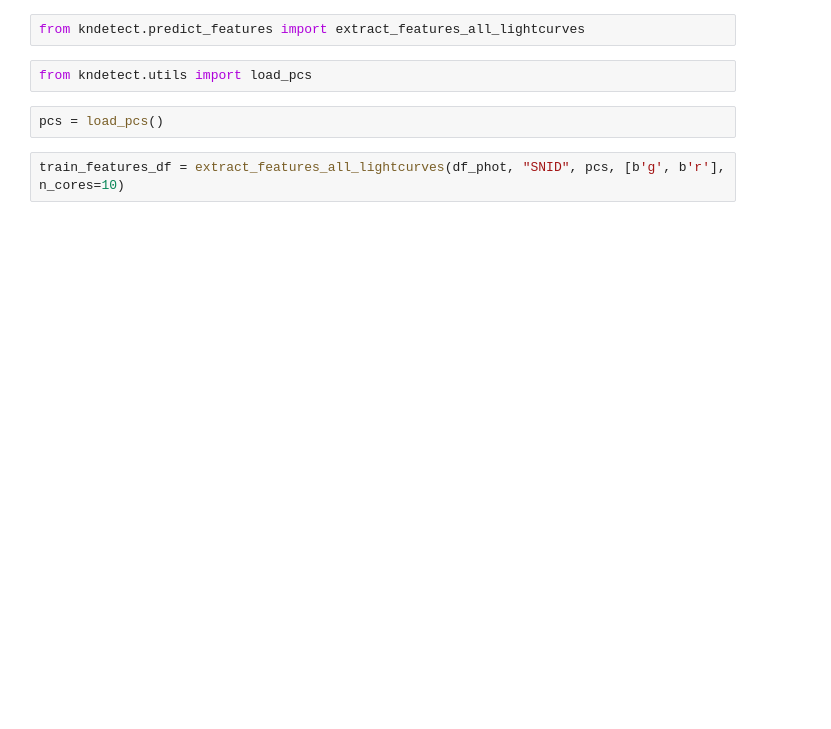
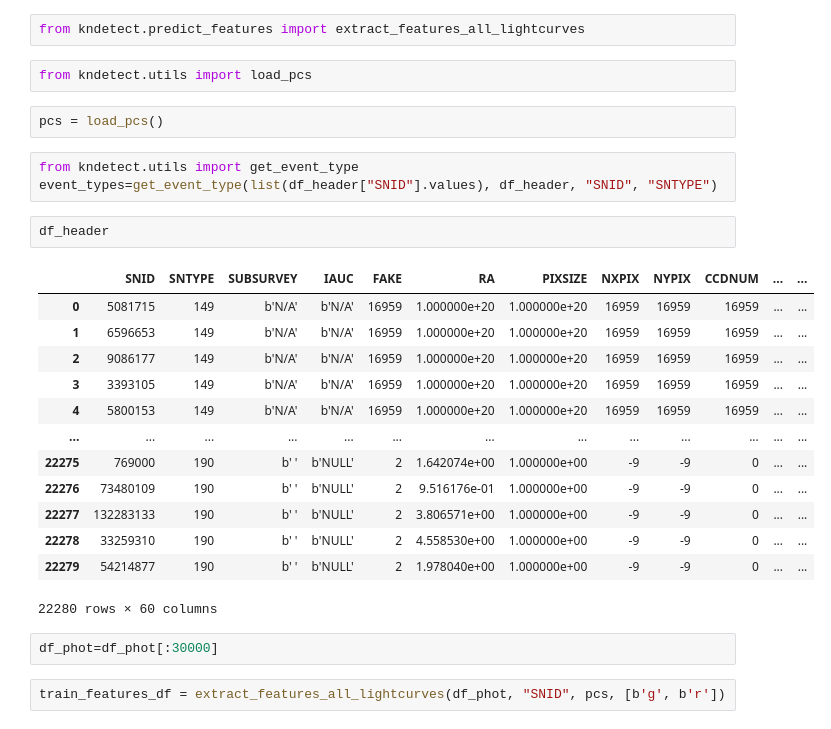
Before and after one commit to b-biswas/kndetect, a Jupyter notebook: notebooks/train_model.ipynb, the cells around one changed output. Drawn from its saved outputs; the diff is of its cells as text; blank space fills up the shorter version.

Commit message:
Train classifier (#10)
* train classifier on complete light curves

* updated notebook

```diff
--- a/notebooks/train_model.ipynb
+++ b/notebooks/train_model.ipynb
@@ -29,5 +35,26 @@ from kndetect.predict_features import extract_features_all_lightcurves
 from kndetect.utils import load_pcs
 # %%
 pcs = load_pcs()
+# %%
+from kndetect.utils import get_event_type
+event_types=get_event_type(list(df_header["SNID"].values), df_header, "SNID", "SNTYPE")
+# %%
+df_header
+# %% [output]
+|  | SNID | SNTYPE | SUBSURVEY | IAUC | FAKE | RA | PIXSIZE | NXPIX | NYPIX | CCDNUM | ... | ... |
+| 0 | 5081715 | 149 | b'N/A' | b'N/A' | 16959 | 1.000000e+20 | 1.000000e+20 | 16959 | 16959 | 16959 | ... | ... |
+| 1 | 6596653 | 149 | b'N/A' | b'N/A' | 16959 | 1.000000e+20 | 1.000000e+20 | 16959 | 16959 | 16959 | ... | ... |
+| 2 | 9086177 | 149 | b'N/A' | b'N/A' | 16959 | 1.000000e+20 | 1.000000e+20 | 16959 | 16959 | 16959 | ... | ... |
+| 3 | 3393105 | 149 | b'N/A' | b'N/A' | 16959 | 1.000000e+20 | 1.000000e+20 | 16959 | 16959 | 16959 | ... | ... |
+| 4 | 5800153 | 149 | b'N/A' | b'N/A' | 16959 | 1.000000e+20 | 1.000000e+20 | 16959 | 16959 | 16959 | ... | ... |
+| ... | ... | ... | ... | ... | ... | ... | ... | ... | ... | ... | ... | ... |
+| 22275 | 769000 | 190 | b' ' | b'NULL' | 2 | 1.642074e+00 | 1.000000e+00 | -9 | -9 | 0 | ... | ... |
+| 22276 | 73480109 | 190 | b' ' | b'NULL' | 2 | 9.516176e-01 | 1.000000e+00 | -9 | -9 | 0 | ... | ... |
+| 22277 | 132283133 | 190 | b' ' | b'NULL' | 2 | 3.806571e+00 | 1.000000e+00 | -9 | -9 | 0 | ... | ... |
+| 22278 | 33259310 | 190 | b' ' | b'NULL' | 2 | 4.558530e+00 | 1.000000e+00 | -9 | -9 | 0 | ... | ... |
+| 22279 | 54214877 | 190 | b' ' | b'NULL' | 2 | 1.978040e+00 | 1.000000e+00 | -9 | -9 | 0 | ... | ... |
+22280 rows × 60 columns
+# %%
+df_phot=df_phot[:30000]
 # %%
-train_features_df = extract_features_all_lightcurves(df_phot, "SNID", pcs, [b'g', b'r'], n_cores=10)
+train_features_df = extract_features_all_lightcurves(df_phot, "SNID", pcs, [b'g', b'r'])
```
Also changed, not shown: parts of 6 cells of this notebook, 2 other files.
